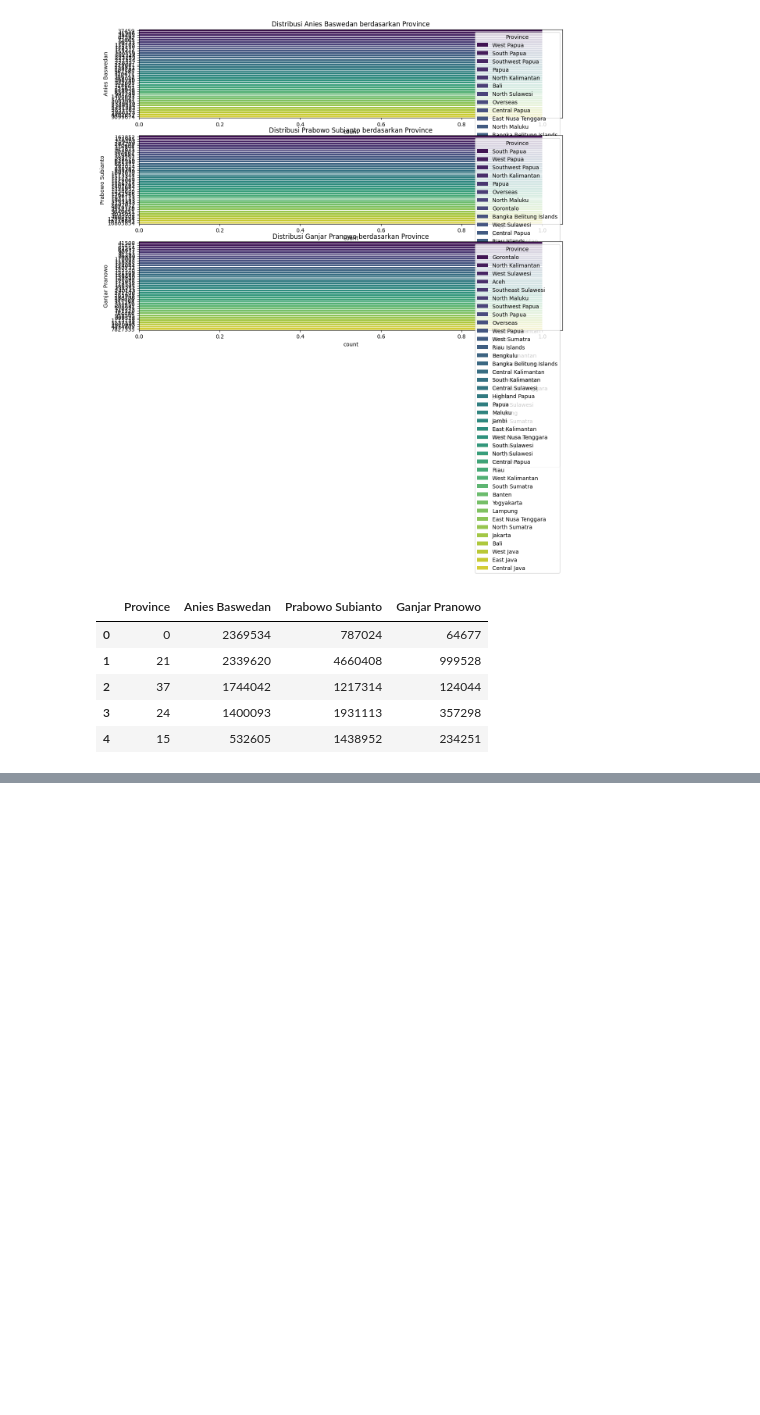
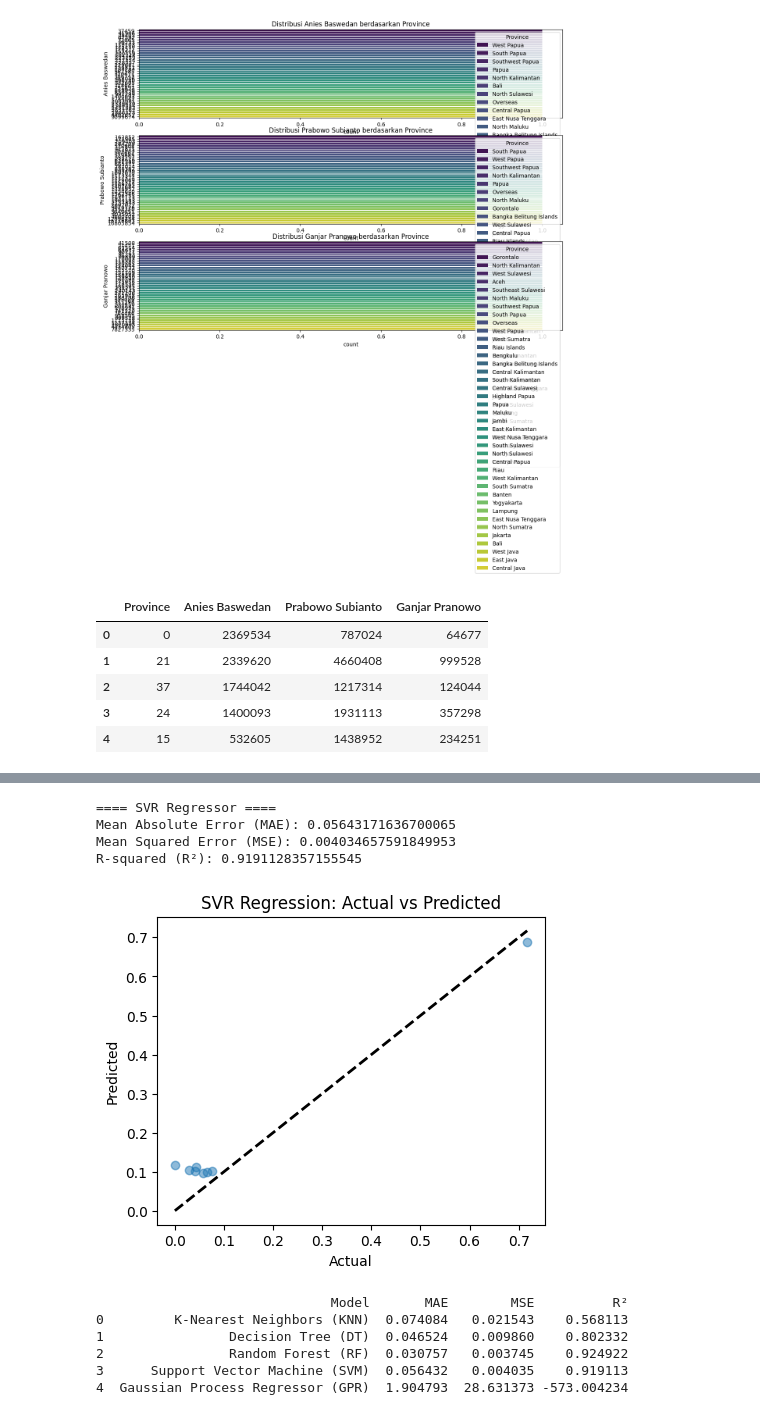
Before and after one commit to WildanFadhilNazaruddin/Belajar-Machine-Learning-Dasar, a Jupyter notebook: Belajar /main.ipynb, the cells around one changed output, grey strips where cells are left out. Saved outputs shown, nothing was run; the diff lists cells and outputs as text; code cells hidden in the pictures; blank space fills up the shorter version.

Commit message:
feat/Data-loading1.1/Data-loading/bug-klasifikasi

```diff
--- a/Belajar /main.ipynb
+++ b/Belajar /main.ipynb
@@ -202,0 +319,74 @@ print(f"Test set shape: X_test={X_test.shape}, y_test={y_test.shape}")
+# %%
+from sklearn.metrics import mean_absolute_error, mean_squared_error, r2_score
+
+# Predict using the SVR model
+y_pred_svm = svm.predict(X_test)
+
+# Calculate regression metrics
+mae = mean_absolute_error(y_test, y_pred_svm)
+mse = mean_squared_error(y_test, y_pred_svm)
+r2 = r2_score(y_test, y_pred_svm)
+
+print("==== SVR Regressor ====")
+print(f"Mean Absolute Error (MAE): {mae}")
+print(f"Mean Squared Error (MSE): {mse}")
+print(f"R-squared (R²): {r2}")
+
+plt.figure(figsize=(5, 4))
+plt.scatter(y_test, y_pred_svm, alpha=0.5)
+plt.plot([y_test.min(), y_test.max()], [y_test.min(), y_test.max()], 'k--', lw=2)
+plt.xlabel('Actual')
+plt.ylabel('Predicted')
+plt.title('SVR Regression: Actual vs Predicted')
+plt.show()
+# %% [output]
+==== SVR Regressor ====
+Mean Absolute Error (MAE): 0.05643171636700065
+Mean Squared Error (MSE): 0.004034657591849953
+R-squared (R²): 0.9191128357155545
+[figure, added]
+# %%
+# Function to evaluate and return results as a dictionary
+def evaluate_model(model, X_test, y_test):
+    y_pred = model.predict(X_test)
+    results = {
+        'Mean Absolute Error (MAE)': mean_absolute_error(y_test, y_pred),
+        'Mean Squared Error (MSE)': mean_squared_error(y_test, y_pred),
+        'R-squared (R²)': r2_score(y_test, y_pred)
+    }
+    return results
+
+# Evaluate each model and collect results
+results = {
+    'K-Nearest Neighbors (KNN)': evaluate_model(knn, X_test, y_test),
+    'Decision Tree (DT)': evaluate_model(dt, X_test, y_test),
+    'Random Forest (RF)': evaluate_model(rf, X_test, y_test),
+    'Support Vector Machine (SVM)': evaluate_model(svm, X_test, y_test),
+    'Gaussian Process Regressor (GPR)': evaluate_model(gpr, X_test, y_test)
+}
+
+# Create a DataFrame to summarize results
+summary_df = pd.DataFrame(columns=['Model', 'MAE', 'MSE', 'R²'])
+
+# Populate the DataFrame with results
+rows = []
+for model_name, metrics in results.items():
+    rows.append({
+        'Model': model_name,
+        'MAE': metrics['Mean Absolute Error (MAE)'],
+        'MSE': metrics['Mean Squared Error (MSE)'],
+        'R²': metrics['R-squared (R²)']
+    })
+
+# Convert list of dictionaries to DataFrame
+summary_df = pd.DataFrame(rows)
+
+# Display the summary DataFrame
+print(summary_df)
+# %% [output]
+                              Model       MAE        MSE          R²
+0         K-Nearest Neighbors (KNN)  0.074084   0.021543    0.568113
+1                Decision Tree (DT)  0.046524   0.009860    0.802332
+2                Random Forest (RF)  0.030757   0.003745    0.924922
+3      Support Vector Machine (SVM)  0.056432   0.004035    0.919113
+4  Gaussian Process Regressor (GPR)  1.904793  28.631373 -573.004234
```
Also changed, not shown: parts of 7 cells of this notebook.
